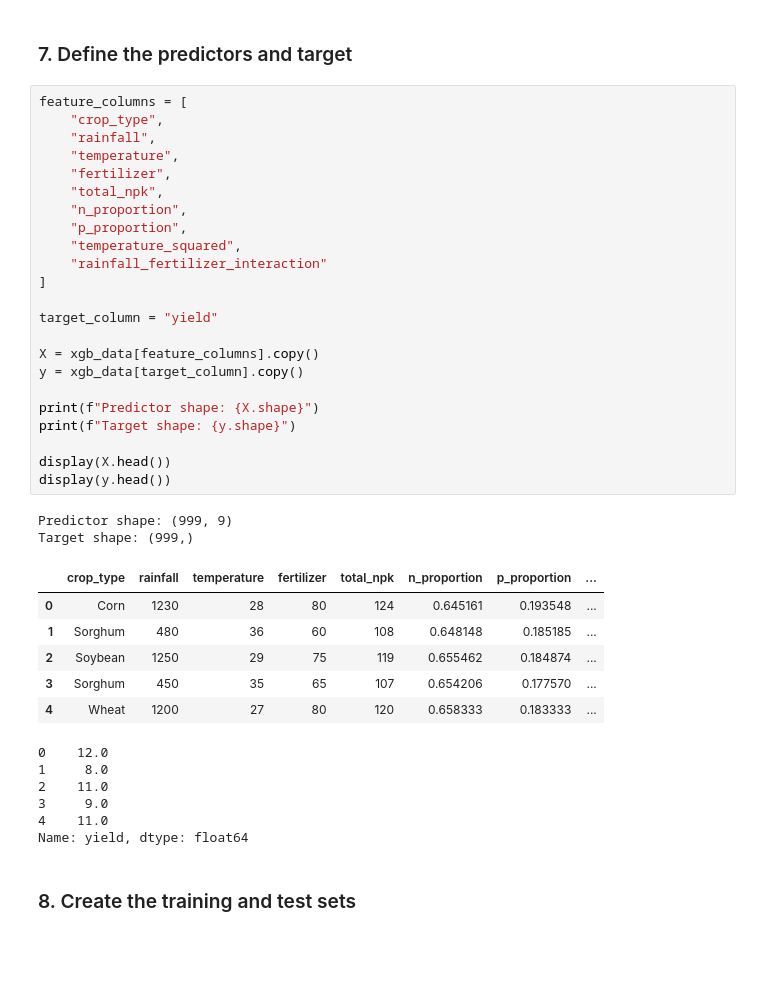
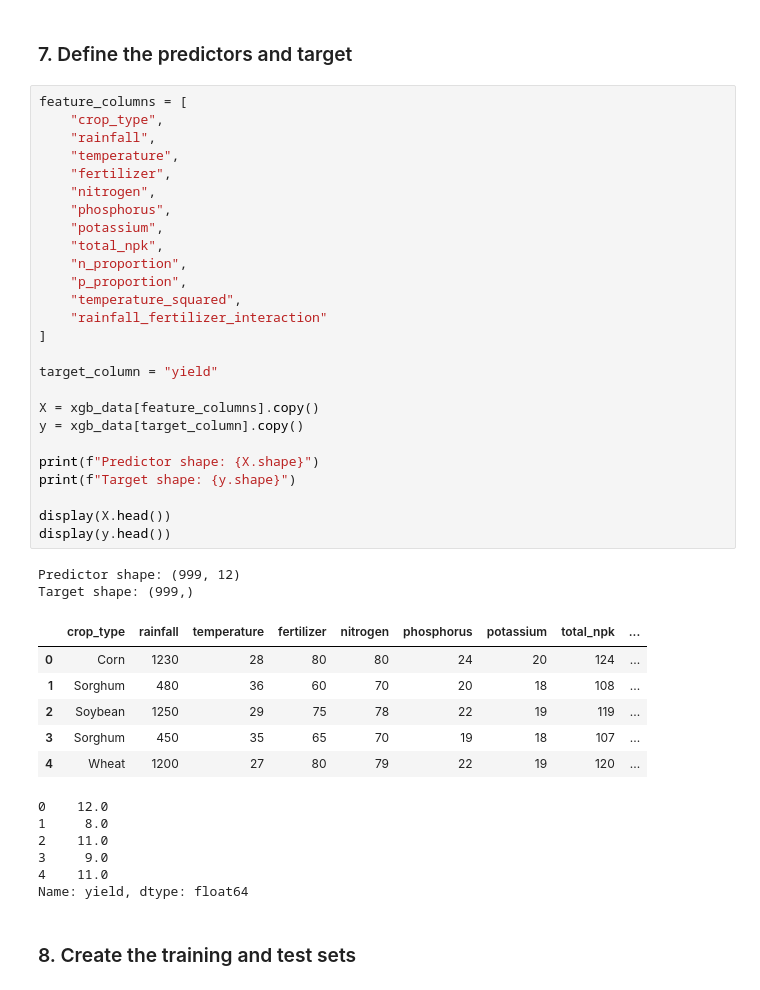
Before and after one commit to Ronkecrown/gamma2-crop-yield-prediction, a Jupyter notebook: notebooks/05c_xgboost_engineered.ipynb, the cells around one changed output. Drawn from its saved outputs; the diff is of its cells as text; blank space fills up the shorter version.

```diff
--- a/notebooks/05c_xgboost_engineered.ipynb
+++ b/notebooks/05c_xgboost_engineered.ipynb
@@ -259,35 +259,38 @@ Engineered features verified successfully.
 # %%
 feature_columns = [
     "crop_type",
     "rainfall",
     "temperature",
     "fertilizer",
+    "nitrogen",
+    "phosphorus",
+    "potassium",
     "total_npk",
     "n_proportion",
     "p_proportion",
     "temperature_squared",
     "rainfall_fertilizer_interaction"
 ]
 
 target_column = "yield"
 
 X = xgb_data[feature_columns].copy()
 y = xgb_data[target_column].copy()
 
 print(f"Predictor shape: {X.shape}")
 print(f"Target shape: {y.shape}")
 
 display(X.head())
 display(y.head())
 # %% [output]
-Predictor shape: (999, 9)
+Predictor shape: (999, 12)
 Target shape: (999,)
-|  | crop_type | rainfall | temperature | fertilizer | total_npk | n_proportion | p_proportion | ... |
-| 0 | Corn | 1230 | 28 | 80 | 124 | 0.645161 | 0.193548 | ... |
-| 1 | Sorghum | 480 | 36 | 60 | 108 | 0.648148 | 0.185185 | ... |
-| 2 | Soybean | 1250 | 29 | 75 | 119 | 0.655462 | 0.184874 | ... |
-| 3 | Sorghum | 450 | 35 | 65 | 107 | 0.654206 | 0.177570 | ... |
-| 4 | Wheat | 1200 | 27 | 80 | 120 | 0.658333 | 0.183333 | ... |
+|  | crop_type | rainfall | temperature | fertilizer | nitrogen | phosphorus | potassium | total_npk | ... |
+| 0 | Corn | 1230 | 28 | 80 | 80 | 24 | 20 | 124 | ... |
+| 1 | Sorghum | 480 | 36 | 60 | 70 | 20 | 18 | 108 | ... |
+| 2 | Soybean | 1250 | 29 | 75 | 78 | 22 | 19 | 119 | ... |
+| 3 | Sorghum | 450 | 35 | 65 | 70 | 19 | 18 | 107 | ... |
+| 4 | Wheat | 1200 | 27 | 80 | 79 | 22 | 19 | 120 | ... |
 0    12.0
 1     8.0
 2    11.0
```
Also changed, not shown: parts of 1 cell of this notebook, 2 other files.
